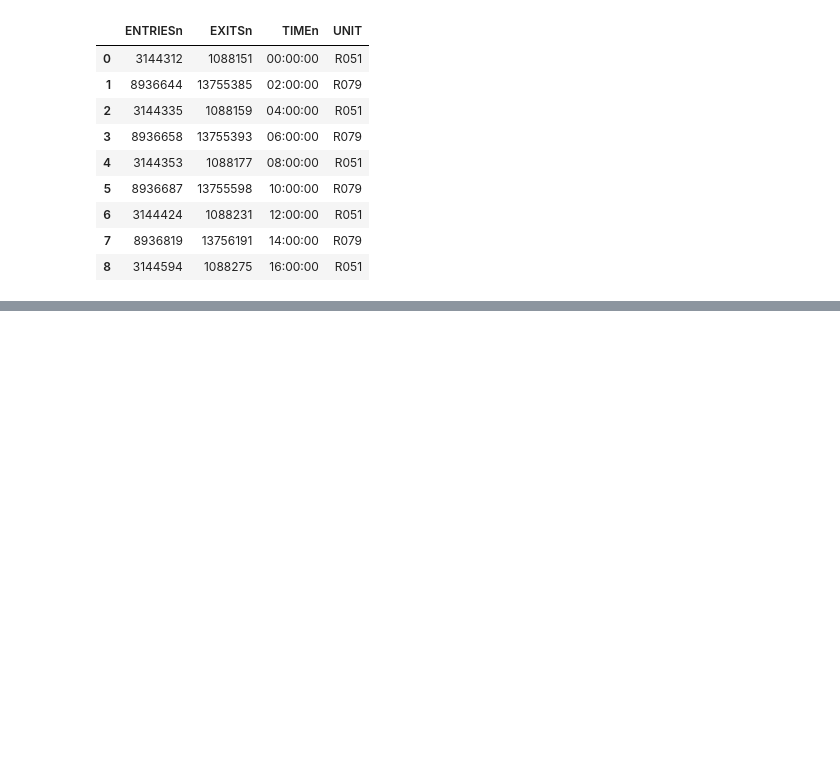
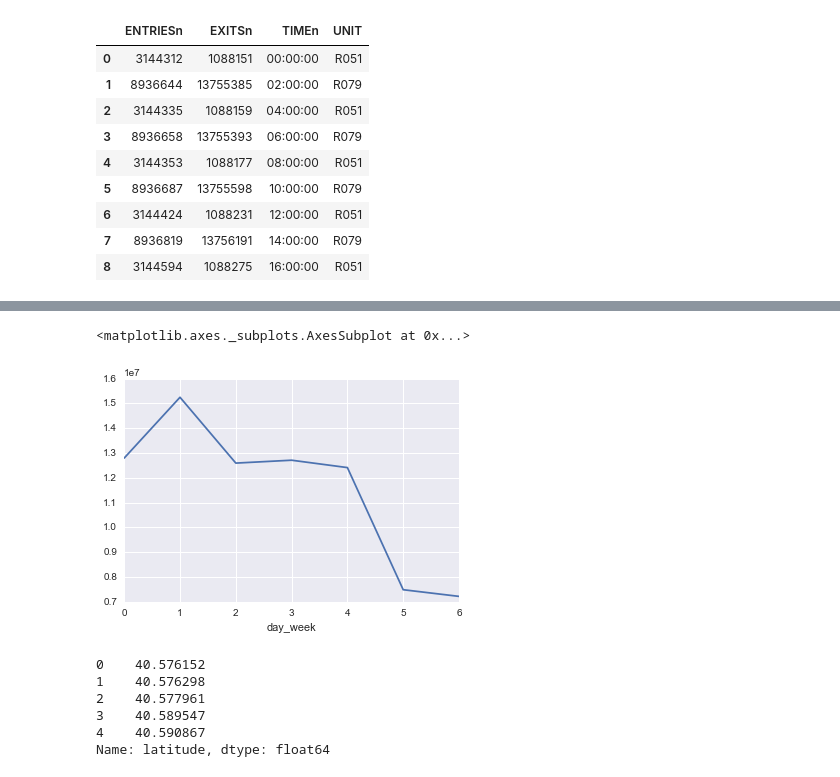
Before and after one commit to JeremiahZhang/MachineLearningJourney, a Jupyter notebook: Udacity-Data-Science/L3-Numpy-Panda-For-2D.ipynb, the cells around one changed output, grey strips where cells are left out. Cells and saved outputs as stored; diff of their text form; code cells hidden in the pictures; blank space fills up the shorter version.

```diff
--- a/Udacity-Data-Science/L3-Numpy-Panda-For-2D.ipynb
+++ b/Udacity-Data-Science/L3-Numpy-Panda-For-2D.ipynb
@@ -1325,0 +1520,3 @@ dtype: float64
+# %%
+filename = 'datasets/nyc_subway_weather.csv'
+subway_df = pd.read_csv(filename)
@@ -1325,0 +1537,2 @@ dtype: float64
+# %%
+hourly_en = subway_df.groupby('day_week').sum()['ENTRIESn_hourly']
@@ -1325,0 +1555,5 @@ dtype: float64
+# %%
+hourly_en.plot()
+# %% [output]
+<matplotlib.axes._subplots.AxesSubplot at 0x...>
+[figure, added]
@@ -1325,0 +1562,9 @@ dtype: float64
+# %%
+data_by_location.head()['latitude']
+# %% [output]
+0    40.576152
+1    40.576298
+2    40.577961
+3    40.589547
+4    40.590867
+Name: latitude, dtype: float64
```
Also changed, not shown: parts of 34 cells of this notebook.
